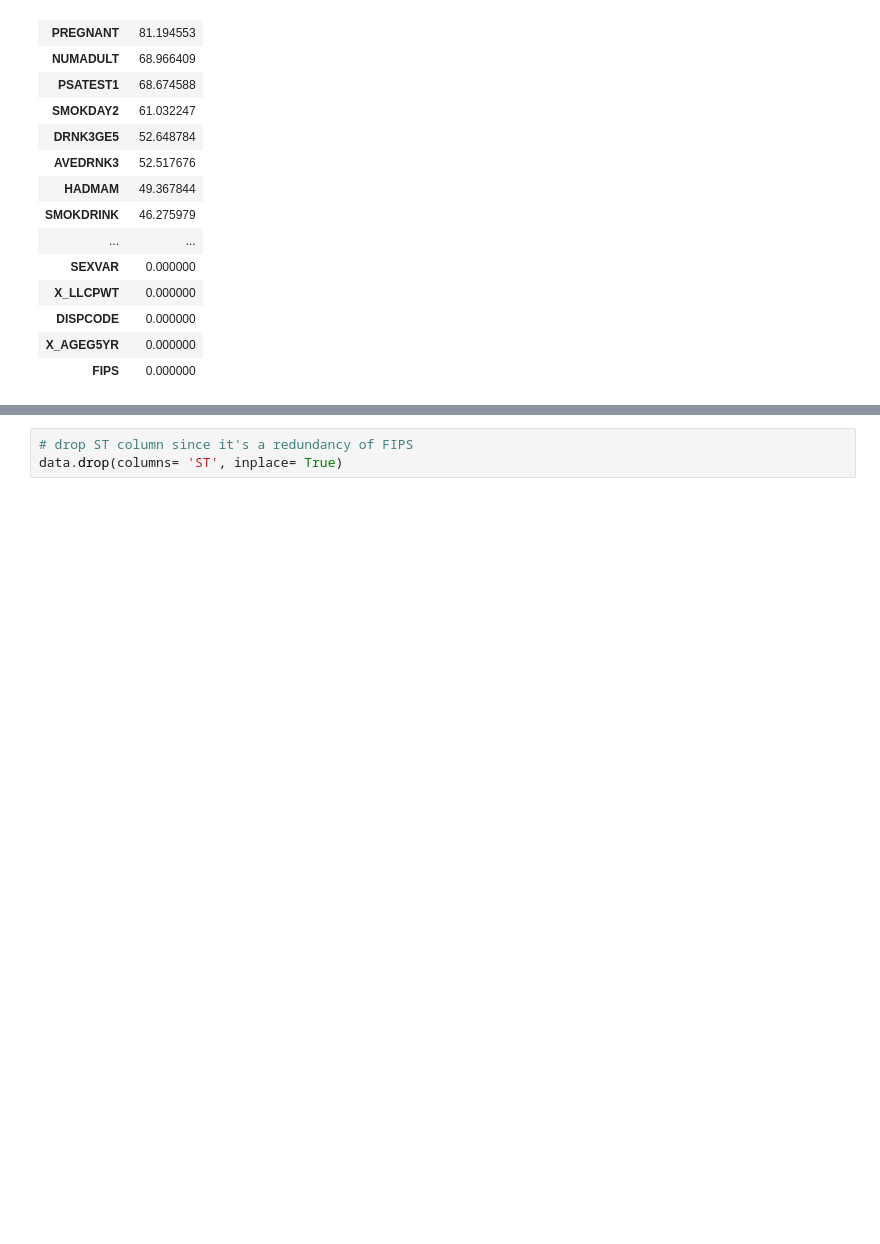
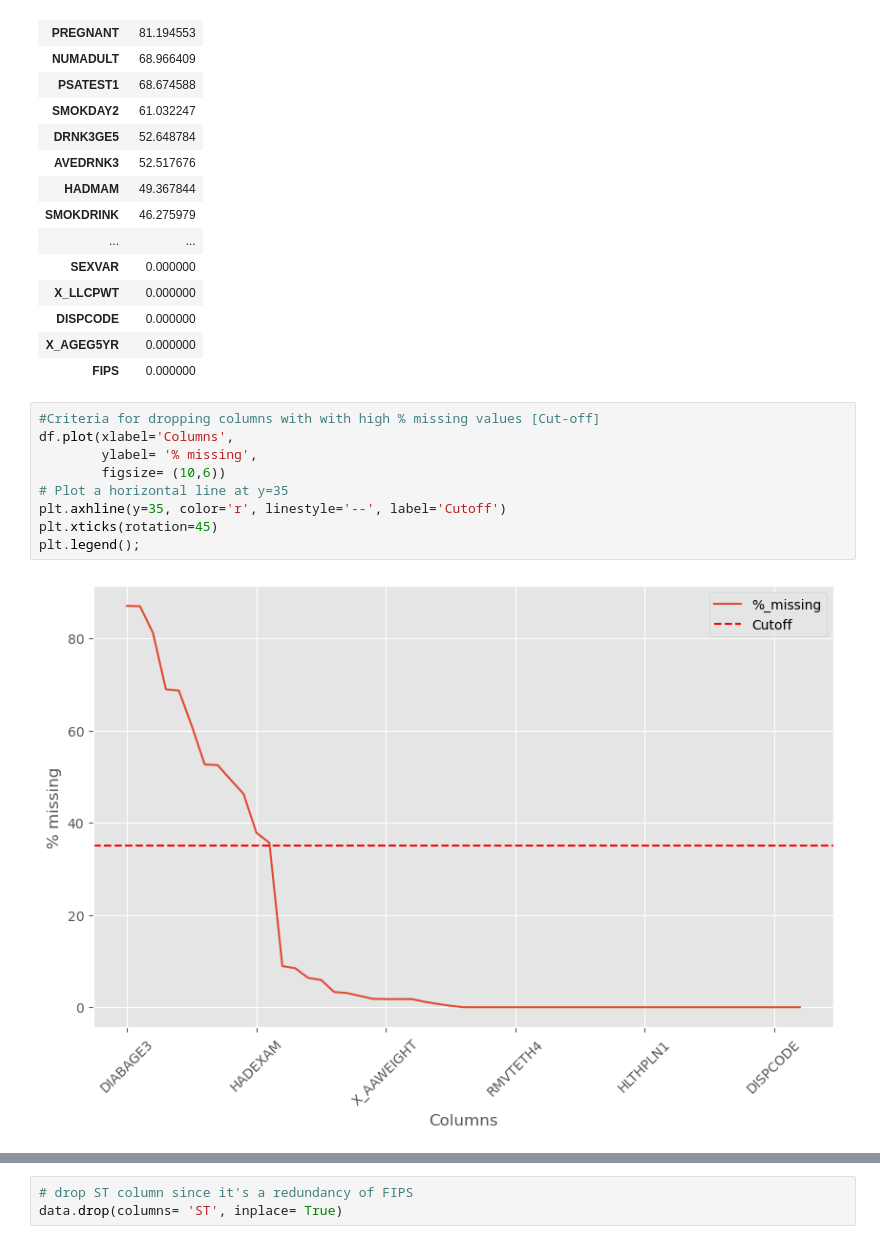
Before and after one commit to dave-mainag/Predictive-Modeling-for-Cancer-Screening, a Jupyter notebook: Notebook.ipynb, the cells around one changed output, grey strips where cells are left out. Cells and saved outputs as stored; diff of their text form; blank space fills up the shorter version.

```diff
--- a/Notebook.ipynb
+++ b/Notebook.ipynb
@@ -143,4 +204,15 @@ df
 | DISPCODE | 0.000000 |
 | X_AGEG5YR | 0.000000 |
 | FIPS | 0.000000 |
+# %%
+#Criteria for dropping columns with with high % missing values [Cut-off]
+df.plot(xlabel='Columns',
+        ylabel= '% missing',
+        figsize= (10,6))
+# Plot a horizontal line at y=35
+plt.axhline(y=35, color='r', linestyle='--', label='Cutoff')
+plt.xticks(rotation=45)
+plt.legend();
+# %% [output]
+[figure, added]
 # %%
```
Also changed, not shown: parts of 277 cells of this notebook, 2 other files.
